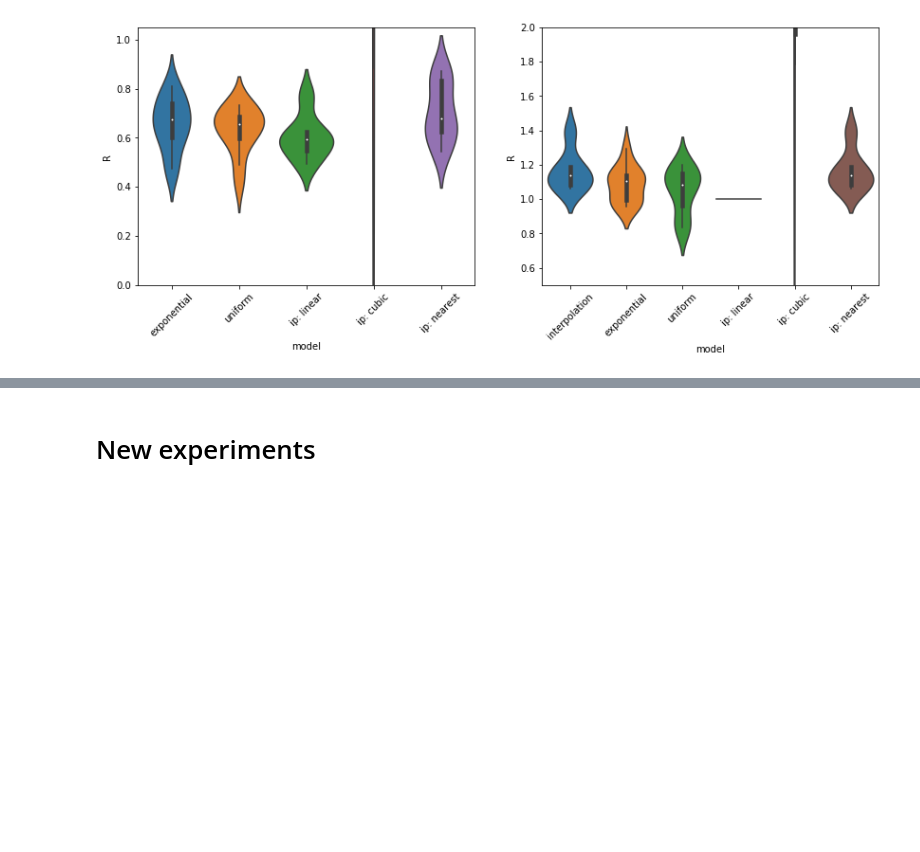
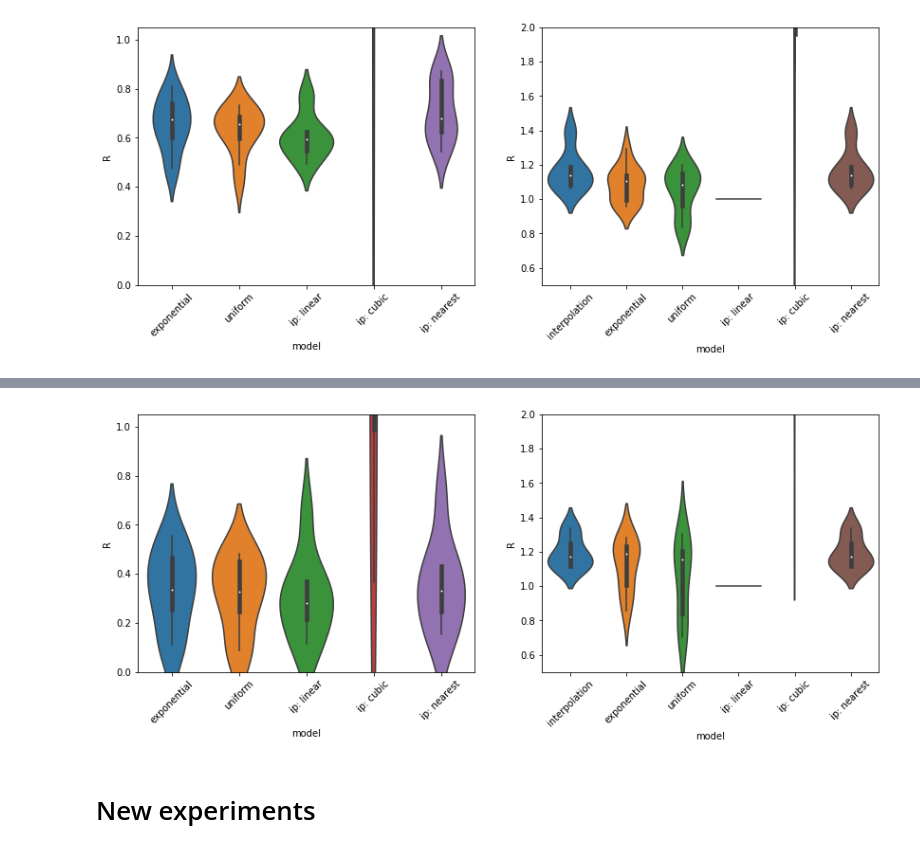
Before and after one commit to blindedjoy/Reservoir, a Jupyter notebook: MARIOS/Analysis.ipynb, the cells around one changed output, grey strips where cells are left out. Drawn from its saved outputs; the diff is of its cells as text; code cells hidden in the pictures; blank space fills up the shorter version.

```diff
--- a/MARIOS/Analysis.ipynb
+++ b/MARIOS/Analysis.ipynb
@@ -59,3 +74,7 @@ publish_analysis = EchoStateAnalysis(publish_path_list)
+# %%
+publish_analysis.make_R_barplots()
+# %% [output]
+[figure, added]
 # %%
 #on deck:
 # %%
```
Also changed, not shown: parts of 3 cells of this notebook, 1 other file.
